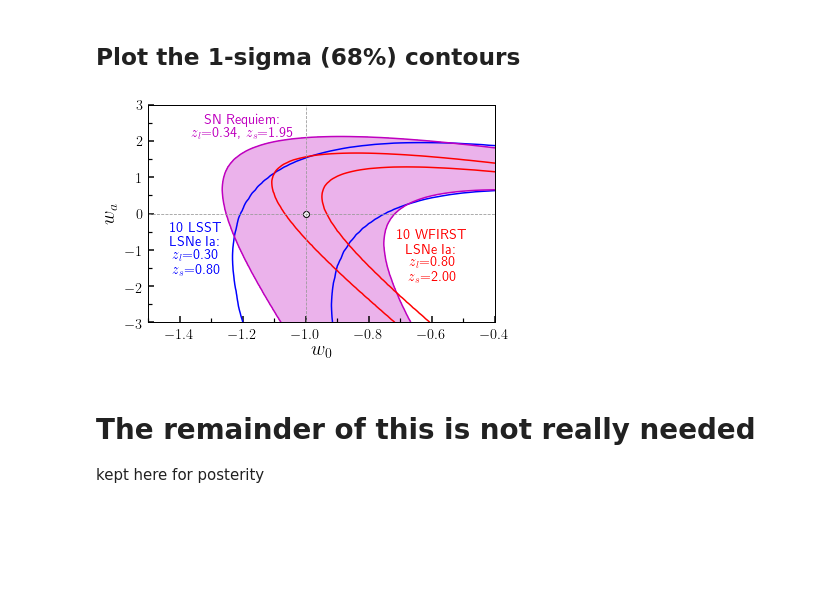
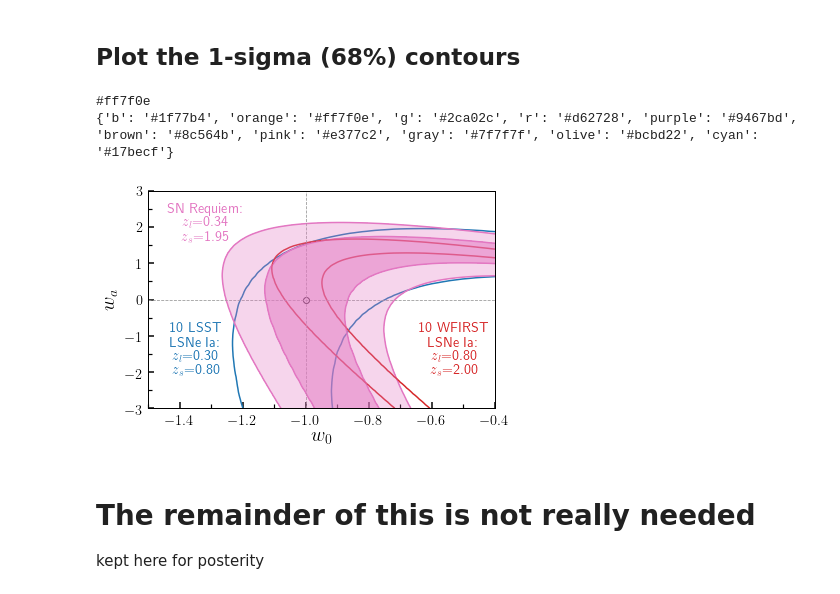
Before and after one commit to gbrammer/mrg0138_supernova, a Jupyter notebook: Analysis/Cosmology/snRequiem_boomerangs.ipynb, the cells around one changed output. Cells and saved outputs as stored; diff of their text form; code cells hidden in the pictures; blank space fills up the shorter version.

Commit message:
Update boomerang figure with optimistic requiem option

```diff
--- a/Analysis/Cosmology/snRequiem_boomerangs.ipynb
+++ b/Analysis/Cosmology/snRequiem_boomerangs.ipynb
@@ -205,11 +232,19 @@ requiem = {
     'zl':0.338, 'zs':1.95 # lens and source redshift
 }
 
+# 2% uncertainty
+requiem_better = {
+    'N':1,   # number of Lensed SNe Ia with good time delays
+    'dTL':2,  # % lens modeling uncertainty for each
+    'dTT':0.1,  # % time delay measurement uncertainty for each
+    'zl':0.338, 'zs':1.95 # lens and source redshift
+}
+
 
 # For each survey, compute the net uncertainty on cosmological parameters
 # from time delays
 # (using a shortcut by just adding in quadrature and scaling by root N)
-for survey in [lsst, wfirst, requiem]:
+for survey in [lsst, wfirst, requiem, requiem_better]:
     dTL = survey['dTL']
     dTT = survey['dTT']
     N = survey['N']
@@ -223,7 +258,7 @@ w0list = np.arange(-1.3, -0.3, 0.02)
 walist = np.arange(-3, 3, 0.04)
 w0grid, wagrid = np.meshgrid(w0list, walist)
 
-for survey in [lsst, requiem, wfirst]:
+for survey in [lsst, requiem, wfirst, requiem_better]:
     loglE = np.array([[loglikelihoodE([
         w0list[i], walist[j]],
         survey['zl'], survey['zs'], survey['dTc'])
@@ -234,6 +269,13 @@ for survey in [lsst, requiem, wfirst]:
     survey['likelihood'] = like_rescaled
 # %% [markdown]
 ## Plot the 1-sigma (68%) contours
+# %%
+from grizli import utils
+print(utils.MPL_COLORS['orange'])
+print(utils.MPL_COLORS)
+# %% [output]
+#ff7f0e
+{'b': '#1f77b4', 'orange': '#ff7f0e', 'g': '#2ca02c', 'r': '#d62728', 'purple': '#9467bd', 'brown': '#8c564b', 'pink': '#e377c2', 'gray': '#7f7f7f', 'olive': '#bcbd22', 'cyan': '#17becf'}
 # %%
 # To make sure we didn't switch up the input grids
 # and fail to re-run the likelihood calculation, lets
@@ -244,48 +286,54 @@ assert(wagrid.shape == loglE.shape)
 fig = plt.figure(figsize=[6,4])
 ax = fig.add_subplot(1,1,1)
 
-for survey, color in zip([lsst, requiem, wfirst],
-                         ['b','m','r']):
+rc = '#e377c2' # pink
+other_colors = ['#1f77b4',  '#d62728'] # b, r
+
+for survey, color, alpha in zip([lsst, requiem, requiem_better, wfirst],
+                         [other_colors[0], rc, rc, other_colors[1]],
+                         [0.3, 0.3, 0.5, 0.3]):
 
     ax.contour(w0grid, wagrid, survey['likelihood'], colors=[color],
                levels=[0.68])
-    if color=='m':
+    if color == rc:
         ax.contourf(w0grid, wagrid, survey['likelihood'], colors=[color],
-                    levels=[0,0.68], alpha=0.3)
+                    levels=[0,0.68], alpha=alpha, zorder=10)
 
 ax.plot(-1,0,marker='o', mec='k', mfc='w', ms=6)
 ax.axhline(0,ls='--', color='0.6', lw=0.8)
 ax.axvline(-1,ls='--', color='0.6', lw=0.8)
 
 ax.set_xlabel("$w_0$", fontsize=20)
 ax.set_ylabel("$w_a$", fontsize=20)
 
 plt.setp(ax.xaxis.get_ticklabels(), fontsize='large')
 plt.setp(ax.yaxis.get_ticklabels(), fontsize='large')
 
-ax.text(-1.2,2,"SN Requiem:\n$z_l$={:.2f}, $z_s$={:.2f}".format(
-    requiem['zl'],requiem['zs']), color='m', ha='center', va='bottom', fontsize='large')
-ax.text(-1.35,-1,"{:d} LSST\nLSNe Ia:\n$z_l$={:.2f}\n$z_s$={:.2f}".format(
+ax.text(-1.32,1.5,"SN Requiem:\n$z_l$={:.2f}\n$z_s$={:.2f}".format(
+    requiem['zl'],requiem['zs']), color=rc, ha='center', va='bottom', fontsize='large')
+
+ax.text(-1.35,-1.4,"{:d} LSST\nLSNe Ia:\n$z_l$={:.2f}\n$z_s$={:.2f}".format(
     lsst['N'], lsst['zl'],lsst['zs']),
-        color='b', ha='center',va='center', fontsize='large')
+        color=other_colors[0], ha='center',va='center', fontsize='large')
 
-ax.text(-0.6,-1.2,"{:d} WFIRST\nLSNe Ia:\n$z_l$={:.2f}\n$z_s$={:.2f}".format(
+ax.text(-0.53,-1.4,"{:d} WFIRST\nLSNe Ia:\n$z_l$={:.2f}\n$z_s$={:.2f}".format(
     wfirst['N'],wfirst['zl'],wfirst['zs']),
-        color='r', ha='center',va='center', fontsize='large')
+        color=other_colors[1], ha='center',va='center', fontsize='large')
 
 ax.xaxis.set_major_locator(ticker.MultipleLocator(0.2))
 ax.xaxis.set_minor_locator(ticker.MultipleLocator(0.1))
 
 ax.yaxis.set_major_locator(ticker.MultipleLocator(1))
 ax.yaxis.set_minor_locator(ticker.MultipleLocator(0.5))
 
 ax.set_xlim(-1.5,-0.4)
 ax.set_ylim(-3,3)
 
 plt.tight_layout()
-plt.savefig("/Users/rodney/Dropbox/Apps/Overleaf/mrg0138_supernova/Paper/Figures/snrequiem_w0wa_compared_to_lsst_wfirst.pdf")
+
+plt.savefig("../../Paper/Figures/snrequiem_w0wa_compared_to_lsst_wfirst.pdf")
 # %% [output]
-[figure, old version]
+[figure, new version]
 # %% [markdown]
 # The remainder of this is not really needed
 
```
Also changed, not shown: parts of 1 cell of this notebook, 2 other files.
